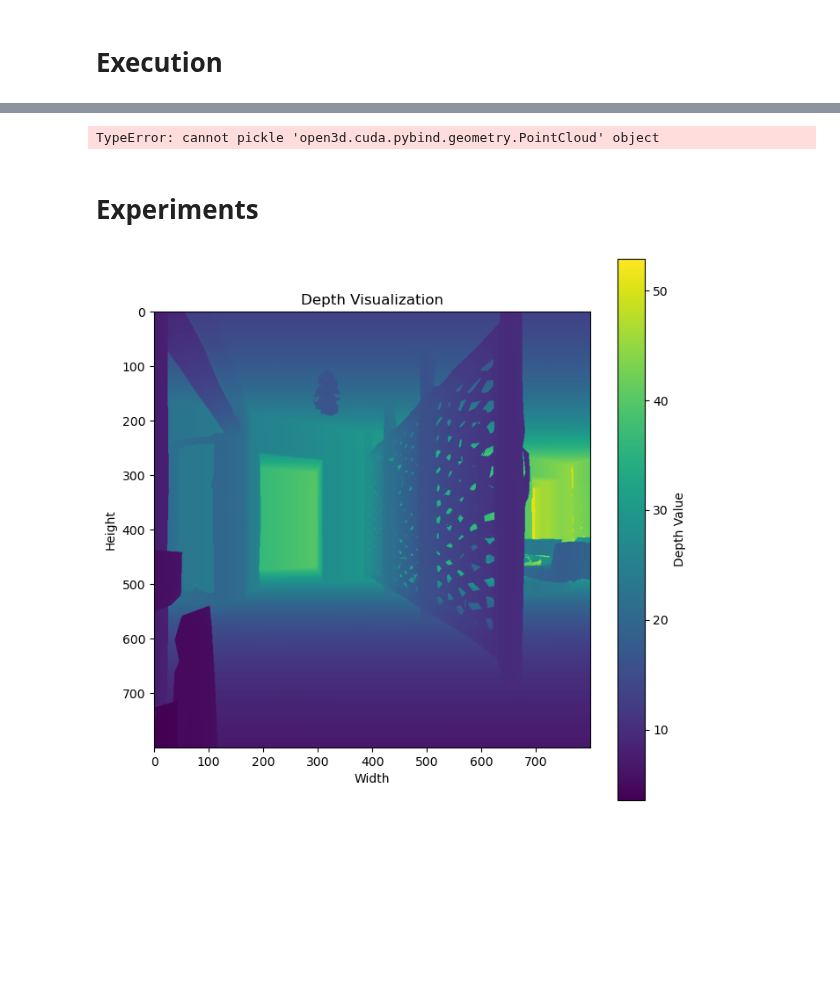
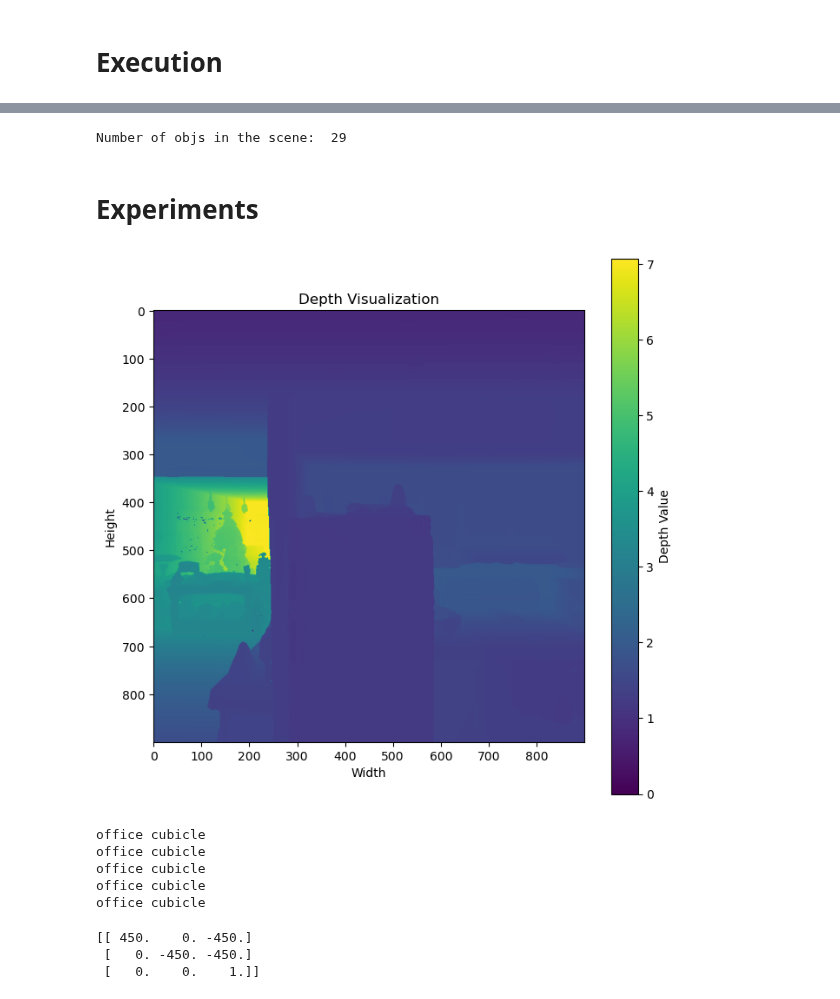
Before and after one commit to Smart-Wheelchair-RRC/instance-map, a Jupyter notebook: Instance_Map_3.ipynb, the cells around one changed output, grey strips where cells are left out. Saved outputs shown, nothing was run; the diff lists cells and outputs as text; code cells hidden in the pictures; blank space fills up the shorter version.

```diff
--- a/Instance_Map_3.ipynb
+++ b/Instance_Map_3.ipynb
@@ -56,14 +56,13 @@ img_dict = {img_name: {img_path: str,
             }
 '''
 
-def get_depth(img_name):
+def get_depth(img_name, depth_scale):
     # depth_path = os.path.join(depth_dir, img_name + '.npy')
     # depth = np.load(depth_path)
 
     depth_path = os.path.join(depth_dir, img_name + '.png')
     depth = cv2.imread(depth_path, cv2.IMREAD_ANYDEPTH)
-    # depth = depth.astype(np.float32) / 1000.0
-    depth = depth.astype(np.float32) / 6553.5
+    depth = depth.astype(np.float32) / depth_scale
     return depth
 
 def get_pose(img_name):
@@ -77,6 +76,9 @@ def get_pose(img_name):
     with open(pose_path, 'r') as f:
         pose = f.read().split()
         pose = np.array(pose).astype(np.float32)
+
+        #change pose from [x, y, z, qw, qx, qy, qz] to [x, y, z, qx, qy, qz, qw]
+        pose = np.concatenate((pose[:3], pose[4:], pose[3:4]))
     return pose
 
 def get_sim_cam_mat_with_fov(h, w, fov):
@@ -137,8 +139,8 @@ def get_iphone_cam_mat():
     return scaled_K
 
 def get_mp3d_cam_mat():
-    K = np.array([[ 450.,    0., 450.],
-                  [   0., 450., 450.],
+    K = np.array([[ 400.,    0., 400.],
+                  [   0., 400., 400.],
                   [   0.,    0.,    1.]])
     return K
 # %%
@@ -877,38 +868,42 @@ for node_id, node_data in scene_obj_nodes.items():
 # %%
+save_pcd_dir = os.path.join(output_dir, "pcds")
+if not os.path.exists(save_pcd_dir):
+    os.makedirs(save_pcd_dir)
+
 print("Number of objs in the scene: ", len(scene_obj_nodes))
 for node_id, node_data in scene_obj_nodes.items():
     pcd_path = os.path.join(save_pcd_dir, f"{node_id}.pcd")
     o3d.io.write_point_cloud(pcd_path, node_data['pcd'])
-    # node_data['pcd'] = pcd_path  # Replace the Open3D object with the file path
-    # node_data['bbox'] = np.array(node_data['bbox'].get_box_points())  # Convert the Open3D bounding box to a NumPy array
+    node_data['pcd'] = pcd_path  # Replace the Open3D object with the file path
+    node_data['bbox'] = np.array(node_data['bbox'].get_box_points())  # Convert the Open3D bounding box to a NumPy array
+# %% [output]
+Number of objs in the scene:  29
 # %%
 # Save the modified dictionary using pickle
-with open(os.path.join(dataset_dir, 'output_v1/scene_obj_nodes.pkl'), 'wb') as f:
+with open(os.path.join(output_dir, 'scene_obj_nodes.pkl'), 'wb') as f:
     pickle.dump(scene_obj_nodes, f)
-# %% [output]
-TypeError: cannot pickle 'open3d.cuda.pybind.geometry.PointCloud' object
 # %% [markdown]
 # Experiments
 # %%
-img_id = '47'
-depth_data = get_depth(img_id)
+img_id = '001'
+depth_data = get_depth(img_id, depth_scale=655.35)
 
 # only keep the depth values that are within the valid range
 # depth_data[depth_data < 0] = 0
 # depth_data[depth_data > 3] = 0
 
 # Visualize the depth data as a heatmap
 plt.figure(figsize=(8, 8))
 plt.imshow(depth_data, cmap='viridis')  # You can choose different colormaps like 'gray', 'plasma', etc.
 plt.colorbar(label='Depth Value')
 plt.title('Depth Visualization')
 plt.xlabel('Width')
 plt.ylabel('Height')
 plt.show()
 # %% [output]
-[figure, old version]
+[figure, new version]
 # %%
-node_id_1 = 624
+node_id_1 = 64
 node_id_2 = 164
 
 sources = scene_obj_nodes[node_id_1]['source_ids']
@@ -945,3 +940,19 @@ for source in sources:
 # node2_bbox = node2[node_id_2]['bbox']
 # max_overlap = compute_3d_iou(node1_bbox, node2_bbox, use_iou=False)
 # print(f"3D Overlap: {max_overlap}")
+# %% [output]
+office cubicle
+office cubicle
+office cubicle
+office cubicle
+office cubicle
+# %%
+test_path = "/scratch/kumaraditya_gupta/Datasets/mp3d_2"
+
+# open npy file K3x3.npy
+K = np.load(os.path.join(test_path, "K3x3.npy"))
+print(K)
+# %% [output]
+[[ 450.    0. -450.]
+ [   0. -450. -450.]
+ [   0.    0.    1.]]
```
Also changed, not shown: parts of 11 cells of this notebook, 3 other files.
